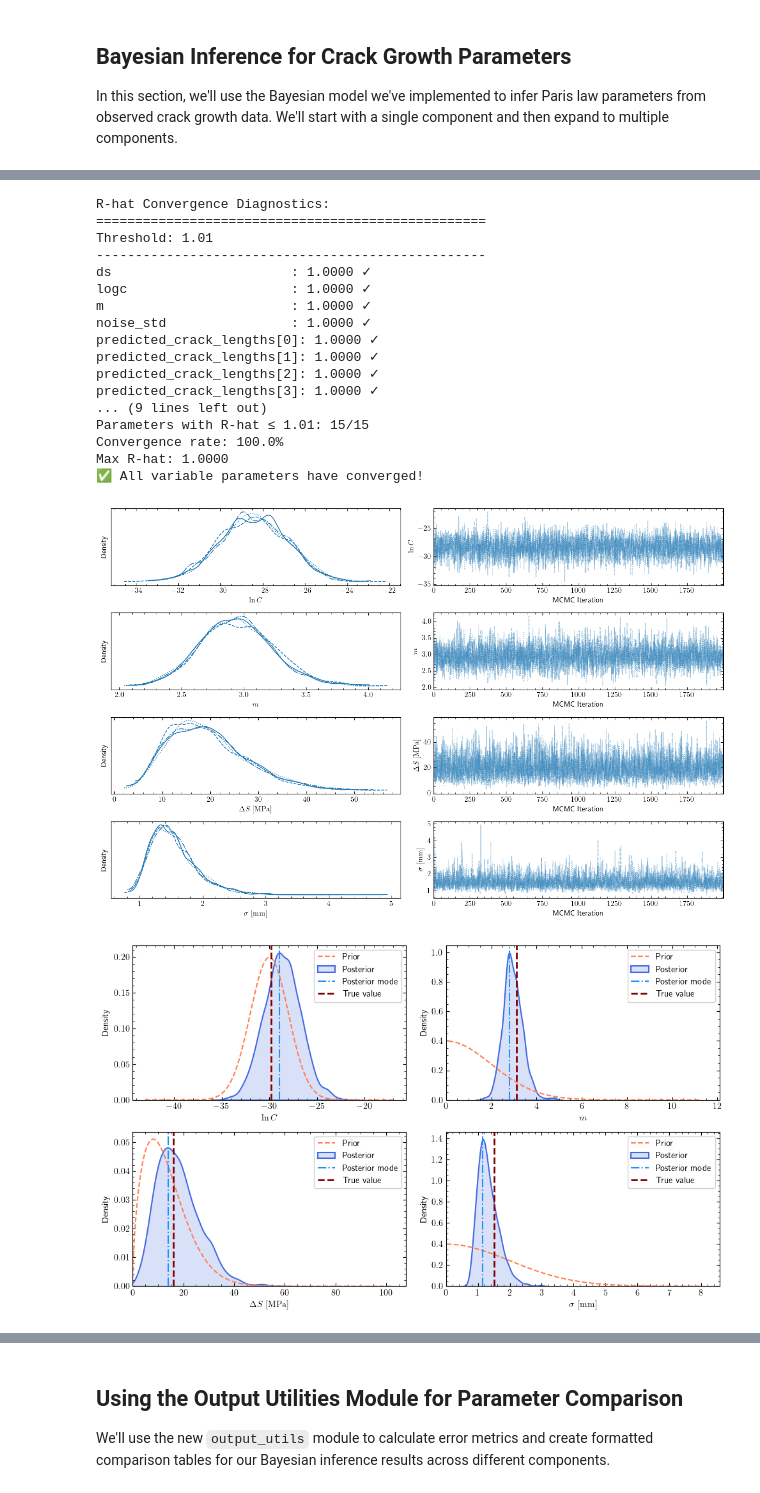
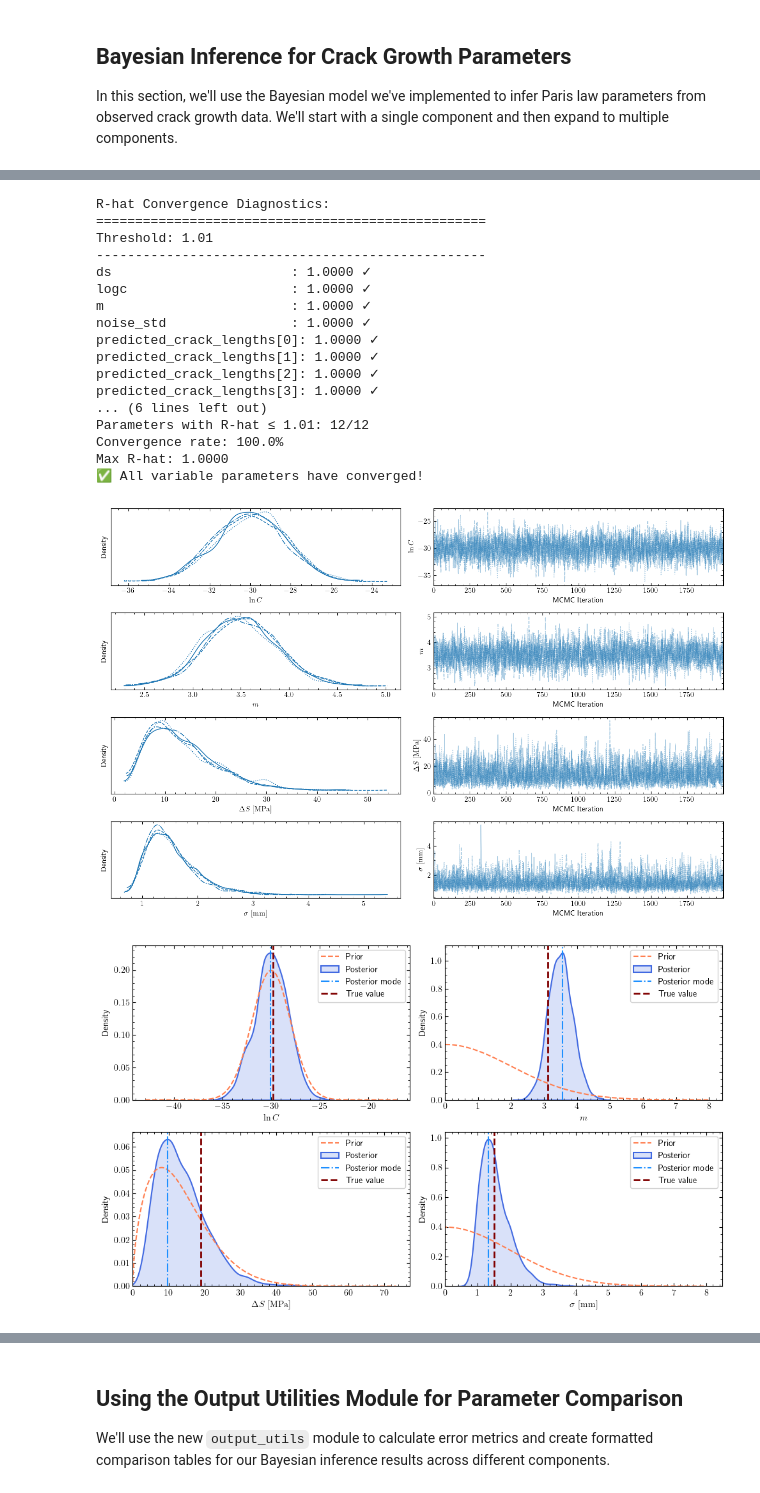
Before and after one commit to nsilionis/hierarchical-crack-growth-monitoring, a Jupyter notebook: notebooks/demo_classic_fatigue.ipynb, the cells around one changed output, grey strips where cells are left out. Drawn from its saved outputs; the diff is of its cells as text; code cells hidden in the pictures.

```diff
--- a/notebooks/demo_classic_fatigue.ipynb
+++ b/notebooks/demo_classic_fatigue.ipynb
@@ -323,7 +323,7 @@ obs_generator = CrackObservationGenerator(trajectories, random_seed=42)
 
 # Generate uniform observations with moderate noise
 uniform_observations = obs_generator.create_observations(
-    n_points=[12, 12, 12],            # 8 observations per component
+    n_points=[18, 27, 9],            # 8 observations per component
     strategy='uniform',    # Evenly spaced observations
     noise_std=1.5,           # 1.5mm standard deviation noise
     include_endpoints=True,
@@ -371,7 +371,7 @@ priors = {
 }
 # %%
 # Component index to start with
-component_idx = 0
+component_idx = 2
 
 # Extract the true parameters for this component from the selected trajectories
 true_logc = np.log(trajectories['paris_c'][component_idx])
@@ -446,8 +449,8 @@ predicted_crack_lengths[0]: 1.0000 ✓
 predicted_crack_lengths[1]: 1.0000 ✓
 predicted_crack_lengths[2]: 1.0000 ✓
 predicted_crack_lengths[3]: 1.0000 ✓
-... (9 lines left out)
-Parameters with R-hat ≤ 1.01: 15/15
+... (6 lines left out)
+Parameters with R-hat ≤ 1.01: 12/12
 Convergence rate: 100.0%
 Max R-hat: 1.0000
 ✅ All variable parameters have converged!
@@ -456,45 +459,45 @@ Max R-hat: 1.0000
 var_names = ["logc", "m", "ds", "noise_std"]
 plot_var_names= [r"$\ln C$",  r"$m$", r"$\Delta S \ \mathrm{[MPa]}$", r"$\sigma \ \mathrm{[mm]}$"]
 plot_posterior_trace(results['samples'], var_names=var_names, plot_var_names=plot_var_names,
-                      save_fig_name="posterior_traces_classic_9_stl_c3.pdf", compact='True')
+                      save_fig_name="post_trace_stl_classic_c3_9.pdf", compact='True')
 # %% [output]
-[figure, old version]
+[figure, new version]
 # %%
 # Define the true values (for demonstration)
 true_values = {
     "logc": true_logc,
     "m": true_m,
     "ds": true_ds,
     "noise_std": 1.5  # Noise used in generating observations
 }
 
 # Extract posterior samples
 posterior_samples = results['samples']
 
 # Define nice display names for plotting
 plot_labels = {
     "logc": r"$\ln C$",
     "m": r"$m$",
     "ds": r"$\Delta S \ \mathrm{[MPa]}$",
     "noise_std": r"$\sigma \ \mathrm{[mm]}$"
 }
 
 # Create the comparison plot with extended prior range for better visualization
 fig, axes = plot_prior_posterior_comparison(
     posterior_samples=posterior_samples,
     prior_dists=priors,
     true_values=true_values,
     var_names=var_names,
     plot_var_names=plot_labels,
     figsize=(10.0, 6.0),
     n_cols=2,
     point_estimate='mode',
-    save_fig_name=None,
+    save_fig_name="prior_post_comp_stl_classic_c3_9.pdf",
     use_first_chain_only=True,
-    prior_range_extension=2.5
+    prior_range_extension=1.0
 )
 # %% [output]
-[figure, old version]
+[figure, new version]
 # %%
 # Generate predictions using the preferred posterior predictive sampling method
 # Note: The legacy generate_predictions method is deprecated
```
Also changed, not shown: parts of 30 cells of this notebook.
